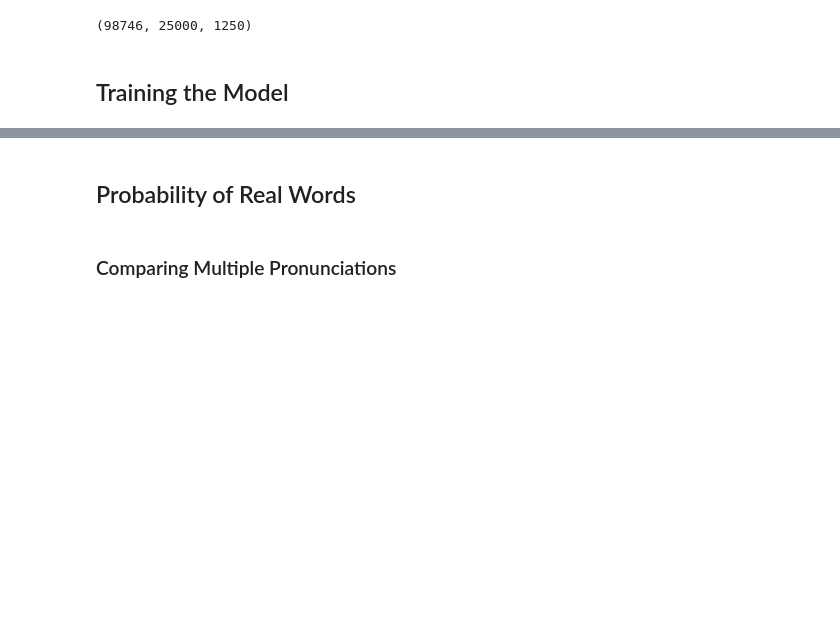
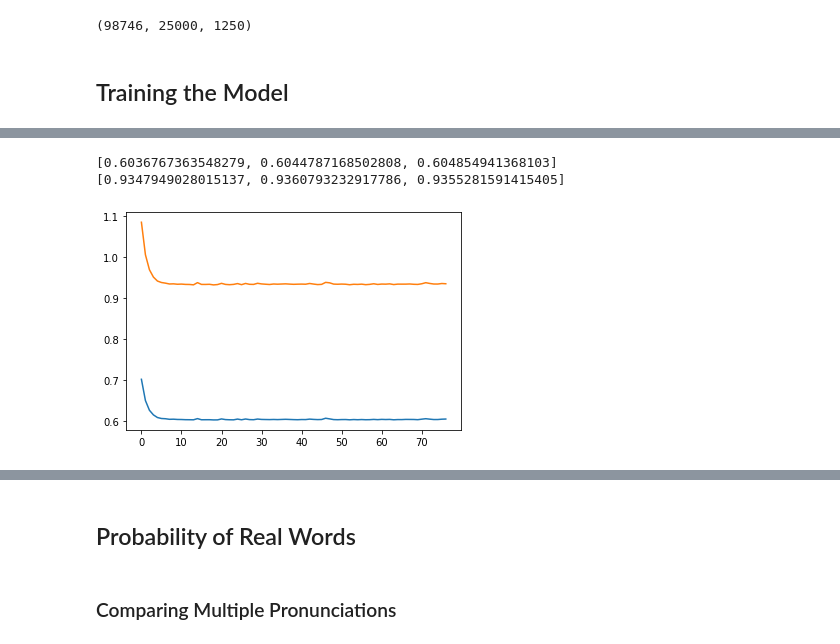
Before and after one commit to colinpollock/sonorant, a Jupyter notebook: LM RNN.ipynb, the cells around one changed output, grey strips where cells are left out. Drawn from its saved outputs; the diff is of its cells as text; code cells hidden in the pictures; blank space fills up the shorter version.

```diff
--- a/LM RNN.ipynb
+++ b/LM RNN.ipynb
@@ -105,0 +140,12 @@ Wall time: 2min 24s
+# %%
+%%time
+
+lm3 = PhonemeLM(
+    phoneme_to_idx, device='cuda', rnn_type='gru',
+    embedding_dimension=20, hidden_dimension=100, num_layers=1,
+    max_epochs=2000, early_stopping_rounds=3,
+    lr=5e-3, batch_size=1024, l2_strength=1e-3
+)
+
+
+train_losses_3, dev_losses_3 = lm3.fit(train_df.pronunciation, dev_df.pronunciation)
@@ -105,0 +171,10 @@ Wall time: 2min 24s
+# %%
+plt.plot(train_losses_3)
+plt.plot(dev_losses_3)
+
+print(train_losses_3[-3:])
+print(dev_losses_3[-3:])
+# %% [output]
+[0.6036767363548279, 0.6044787168502808, 0.604854941368103]
+[0.9347949028015137, 0.9360793232917786, 0.9355281591415405]
+[figure, added]
```
Also changed, not shown: parts of 25 cells of this notebook.
